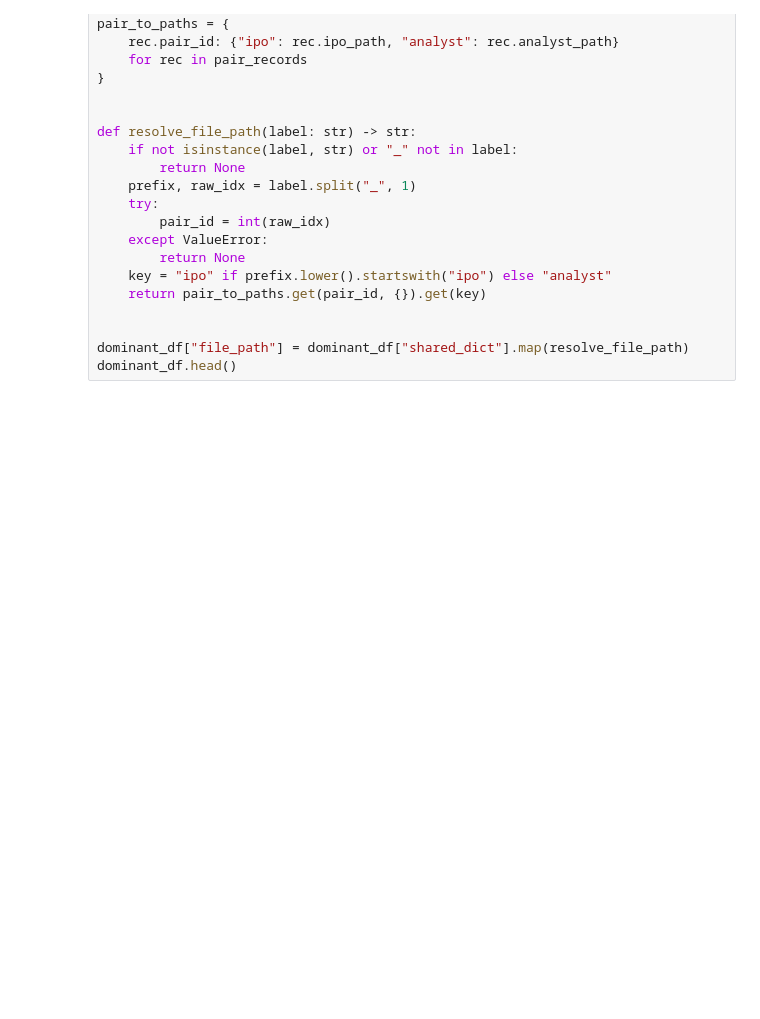
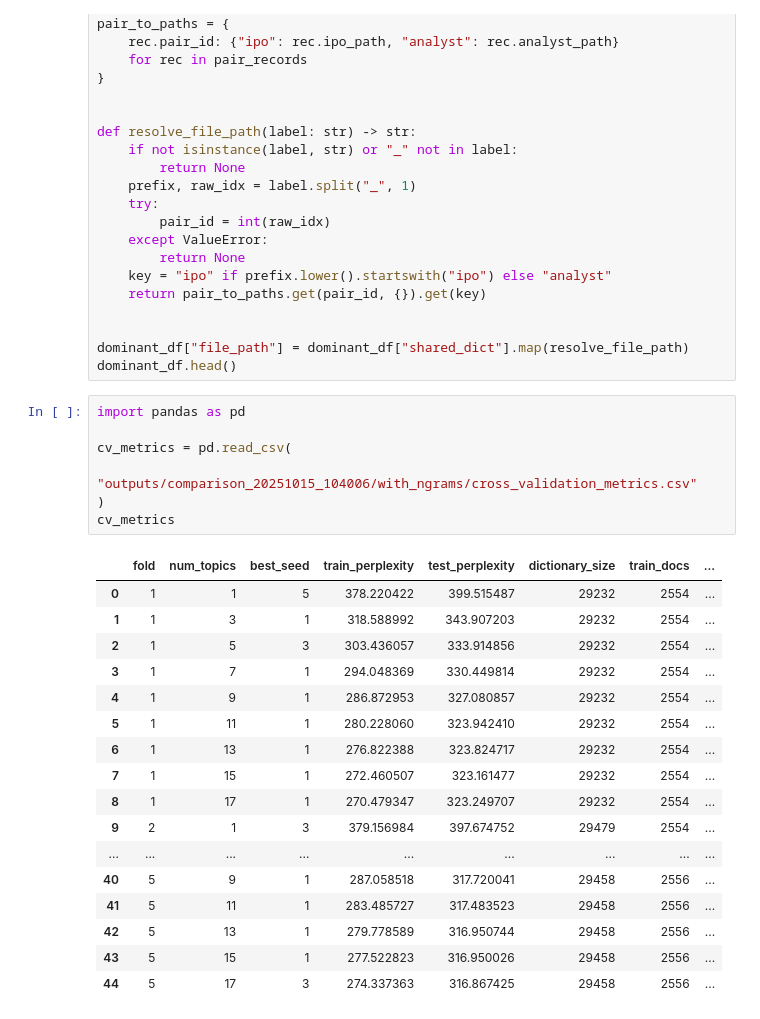
Before and after one commit to prototypeanugrah/financial_topic_modeling, a Jupyter notebook: lda_testing.ipynb, the cells around one changed output. Saved outputs shown, nothing was run; the diff lists cells and outputs as text; blank space fills up the shorter version.

```diff
--- a/lda_testing.ipynb
+++ b/lda_testing.ipynb
@@ -553,3 +553,28 @@ def resolve_file_path(label: str) -> str:
 
 dominant_df["file_path"] = dominant_df["shared_dict"].map(resolve_file_path)
 dominant_df.head()
+# %%
+import pandas as pd
+
+cv_metrics = pd.read_csv(
+    "outputs/comparison_20251015_104006/with_ngrams/cross_validation_metrics.csv"
+)
+cv_metrics
+# %% [output]
+|  | fold | num_topics | best_seed | train_perplexity | test_perplexity | dictionary_size | train_docs | ... |
+| 0 | 1 | 1 | 5 | 378.220422 | 399.515487 | 29232 | 2554 | ... |
+| 1 | 1 | 3 | 1 | 318.588992 | 343.907203 | 29232 | 2554 | ... |
+| 2 | 1 | 5 | 3 | 303.436057 | 333.914856 | 29232 | 2554 | ... |
+| 3 | 1 | 7 | 1 | 294.048369 | 330.449814 | 29232 | 2554 | ... |
+| 4 | 1 | 9 | 1 | 286.872953 | 327.080857 | 29232 | 2554 | ... |
+| 5 | 1 | 11 | 1 | 280.228060 | 323.942410 | 29232 | 2554 | ... |
+| 6 | 1 | 13 | 1 | 276.822388 | 323.824717 | 29232 | 2554 | ... |
+| 7 | 1 | 15 | 1 | 272.460507 | 323.161477 | 29232 | 2554 | ... |
+| 8 | 1 | 17 | 1 | 270.479347 | 323.249707 | 29232 | 2554 | ... |
+| 9 | 2 | 1 | 3 | 379.156984 | 397.674752 | 29479 | 2554 | ... |
+| ... | ... | ... | ... | ... | ... | ... | ... | ... |
+| 40 | 5 | 9 | 1 | 287.058518 | 317.720041 | 29458 | 2556 | ... |
+| 41 | 5 | 11 | 1 | 283.485727 | 317.483523 | 29458 | 2556 | ... |
+| 42 | 5 | 13 | 1 | 279.778589 | 316.950744 | 29458 | 2556 | ... |
+| 43 | 5 | 15 | 1 | 277.522823 | 316.950026 | 29458 | 2556 | ... |
+| 44 | 5 | 17 | 3 | 274.337363 | 316.867425 | 29458 | 2556 | ... |
```
Also changed, not shown: parts of 5 cells of this notebook.
